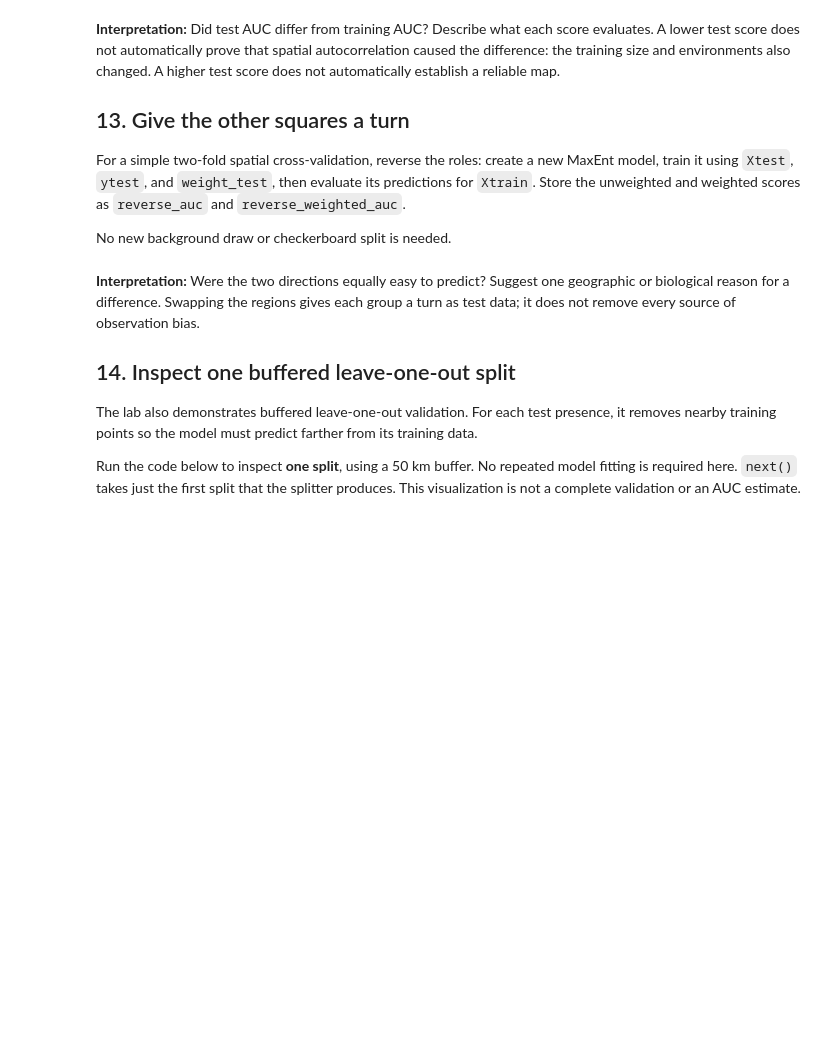
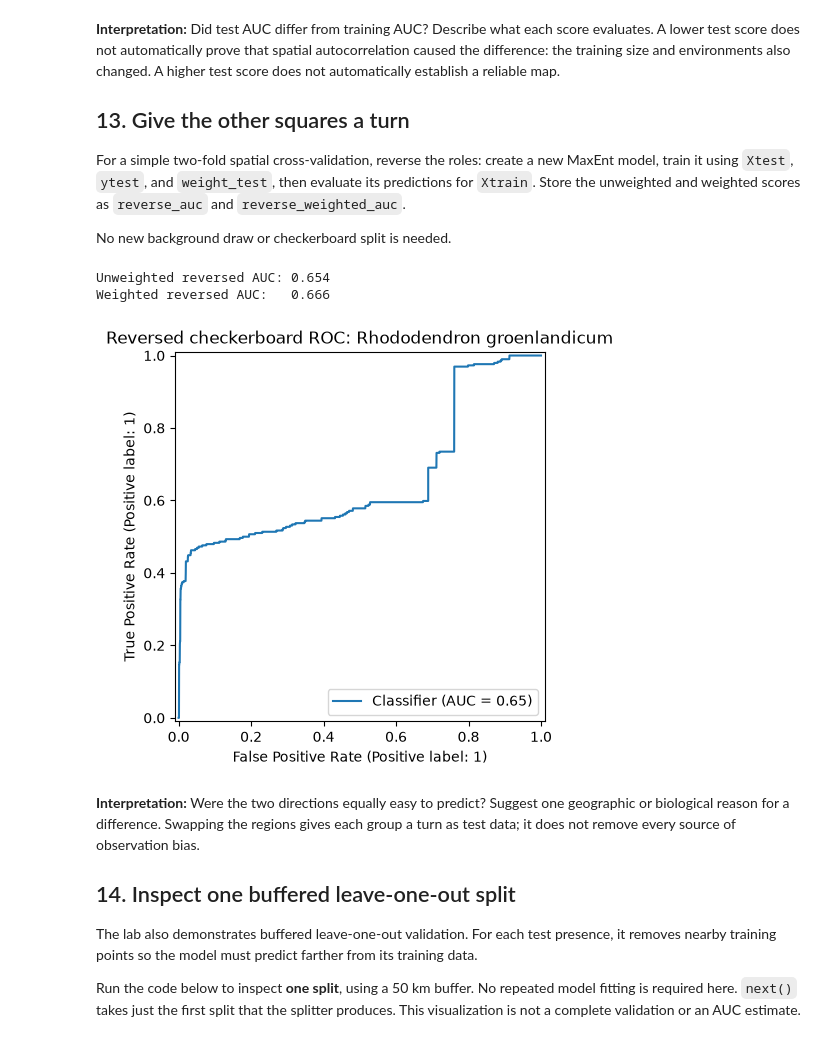
Before and after one commit to Braeclin/BIO597-SpatialBiodiversity, a Jupyter notebook: docs/assignments/Assignment-08-SDM-Software.ipynb, the cells around one changed output. Drawn from its saved outputs; the diff is of its cells as text; code cells hidden in the pictures; blank space fills up the shorter version.

```diff
--- a/docs/assignments/Assignment-08-SDM-Software.ipynb
+++ b/docs/assignments/Assignment-08-SDM-Software.ipynb
@@ -428,9 +485,29 @@ For a simple two-fold spatial cross-validation, reverse the roles: create a new
 No new background draw or checkerboard split is needed.
 # %%
 # Create reverse_model with the same settings.
+reverse_model = ela.MaxentModel()
+reverse_model.set_params(n_cpus=4)
+
 # Fit on Xtest with ytest and weight_test; predict Xtrain.
+reverse_model.fit(Xtest, ytest, sample_weight=weight_test)
+reverse_prediction = reverse_model.predict(Xtrain)
+
 # Calculate reverse_auc and reverse_weighted_auc against ytrain.
+reverse_auc = metrics.roc_auc_score(ytrain, reverse_prediction)
+reverse_weighted_auc = metrics.roc_auc_score(
+    ytrain, reverse_prediction, sample_weight=weight_train
+)
+
 # Print the scores.
+print(f"Unweighted reversed AUC: {reverse_auc:0.3f}")
+print(f"Weighted reversed AUC:   {reverse_weighted_auc:0.3f}")
+RocCurveDisplay.from_predictions(ytrain, reverse_prediction)
+plt.title(f"Reversed checkerboard ROC: {target_species}")
+plt.show()
+# %% [output]
+Unweighted reversed AUC: 0.654
+Weighted reversed AUC:   0.666
+[figure, added]
 # %% [markdown]
 **Interpretation:** Were the two directions equally easy to predict? Suggest one geographic or biological reason for a difference. Swapping the regions gives each group a turn as test data; it does not remove every source of observation bias.
 
```
Also changed, not shown: parts of 6 cells of this notebook, 3 other files.
